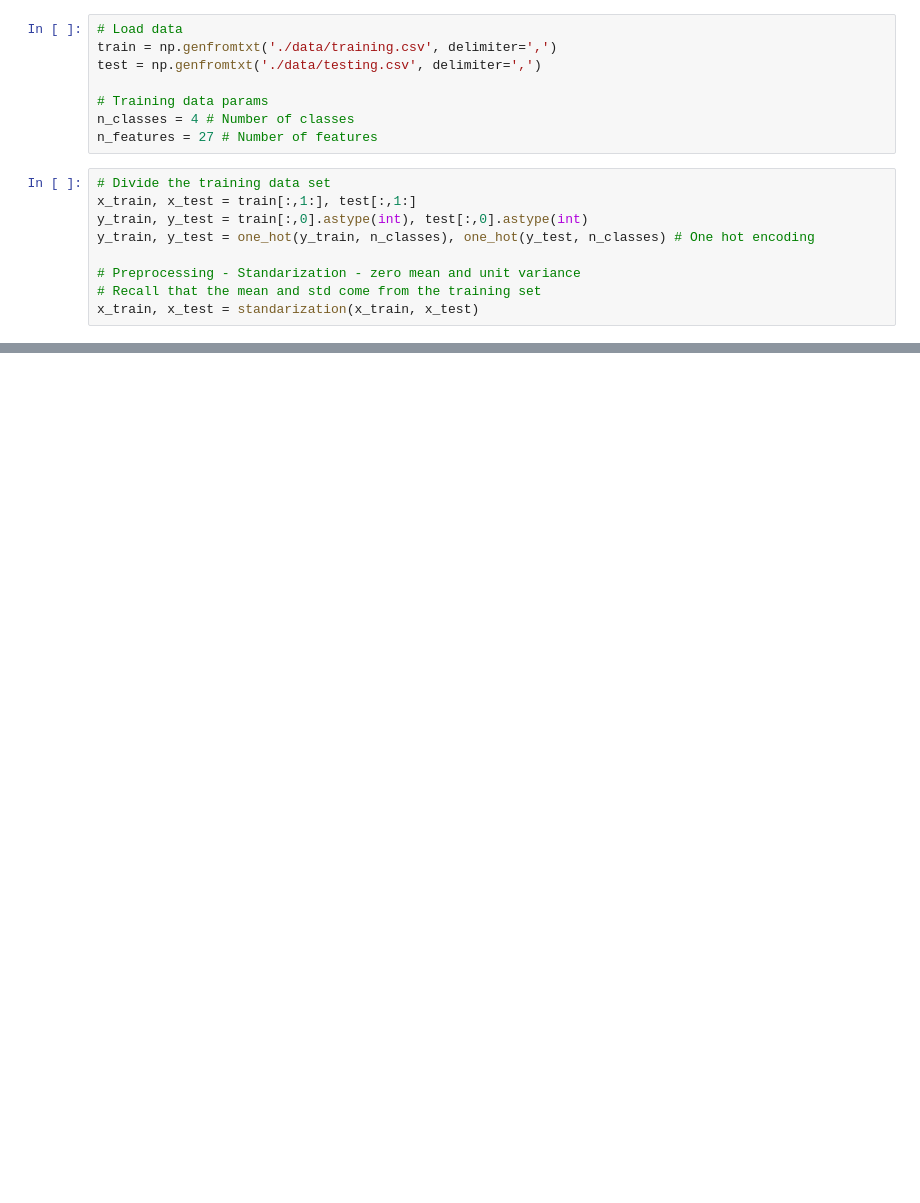
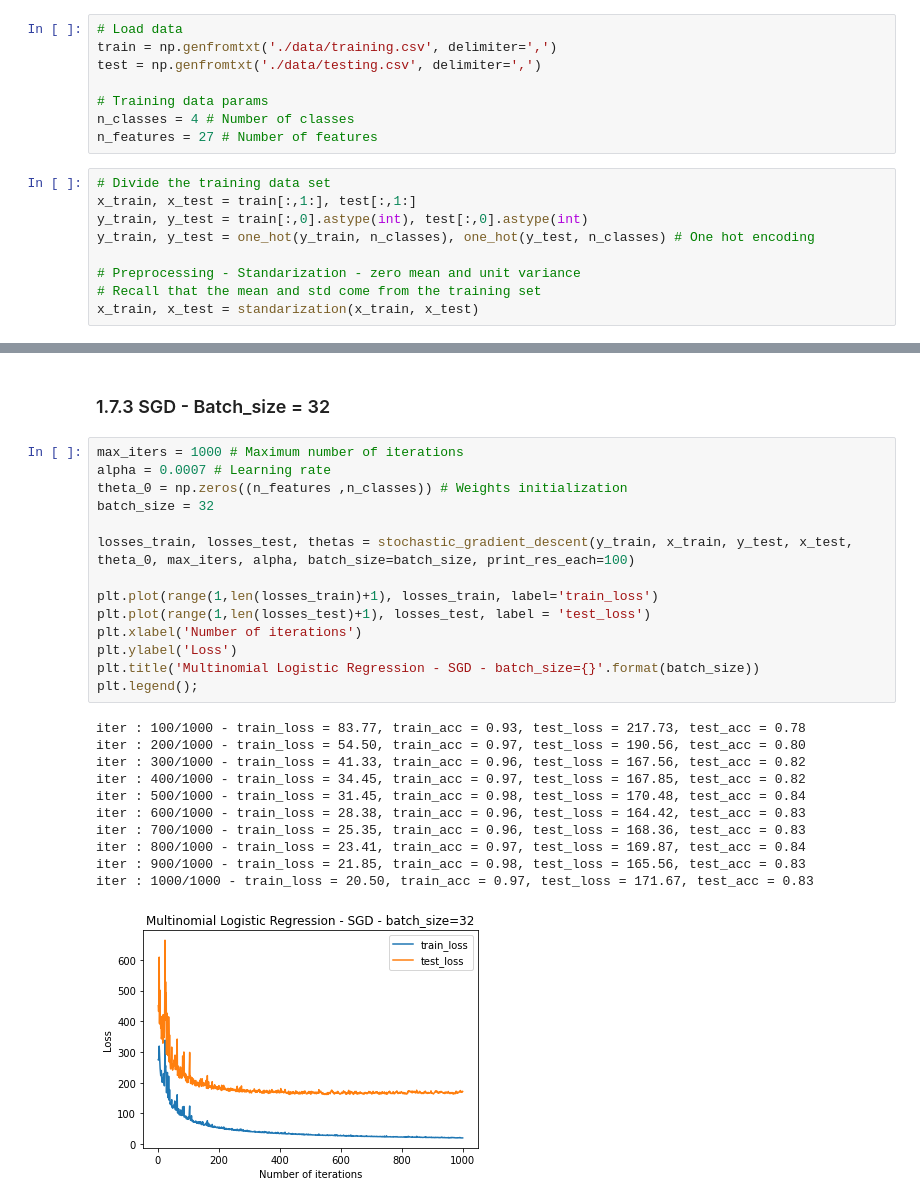
Before and after one commit to emarazz/siml_2019, a Jupyter notebook: H1/notebook.ipynb, the cells around one changed output, grey strips where cells are left out. Drawn from its saved outputs; the diff is of its cells as text; blank space fills up the shorter version.

```diff
--- a/H1/notebook.ipynb
+++ b/H1/notebook.ipynb
@@ -51,0 +115,28 @@ iter : 1000/1000 - train_loss = 22.10, train_acc = 0.97, test_loss = 165.92, tes
+# %% [markdown]
+### 1.7.3 SGD - Batch_size = 32
+# %%
+max_iters = 1000 # Maximum number of iterations
+alpha = 0.0007 # Learning rate
+theta_0 = np.zeros((n_features ,n_classes)) # Weights initialization
+batch_size = 32
+
+losses_train, losses_test, thetas = stochastic_gradient_descent(y_train, x_train, y_test, x_test, theta_0, max_iters, alpha, batch_size=batch_size, print_res_each=100)
+
+plt.plot(range(1,len(losses_train)+1), losses_train, label='train_loss')
+plt.plot(range(1,len(losses_test)+1), losses_test, label = 'test_loss')
+plt.xlabel('Number of iterations')
+plt.ylabel('Loss')
+plt.title('Multinomial Logistic Regression - SGD - batch_size={}'.format(batch_size))
+plt.legend();
+# %% [output]
+iter : 100/1000 - train_loss = 83.77, train_acc = 0.93, test_loss = 217.73, test_acc = 0.78
+iter : 200/1000 - train_loss = 54.50, train_acc = 0.97, test_loss = 190.56, test_acc = 0.80
+iter : 300/1000 - train_loss = 41.33, train_acc = 0.96, test_loss = 167.56, test_acc = 0.82
+iter : 400/1000 - train_loss = 34.45, train_acc = 0.97, test_loss = 167.85, test_acc = 0.82
+iter : 500/1000 - train_loss = 31.45, train_acc = 0.98, test_loss = 170.48, test_acc = 0.84
+iter : 600/1000 - train_loss = 28.38, train_acc = 0.96, test_loss = 164.42, test_acc = 0.83
+iter : 700/1000 - train_loss = 25.35, train_acc = 0.96, test_loss = 168.36, test_acc = 0.83
+iter : 800/1000 - train_loss = 23.41, train_acc = 0.97, test_loss = 169.87, test_acc = 0.84
+iter : 900/1000 - train_loss = 21.85, train_acc = 0.98, test_loss = 165.56, test_acc = 0.83
+iter : 1000/1000 - train_loss = 20.50, train_acc = 0.97, test_loss = 171.67, test_acc = 0.83
+[figure, added]
```
Also changed, not shown: parts of 8 cells of this notebook, 2 other files.
